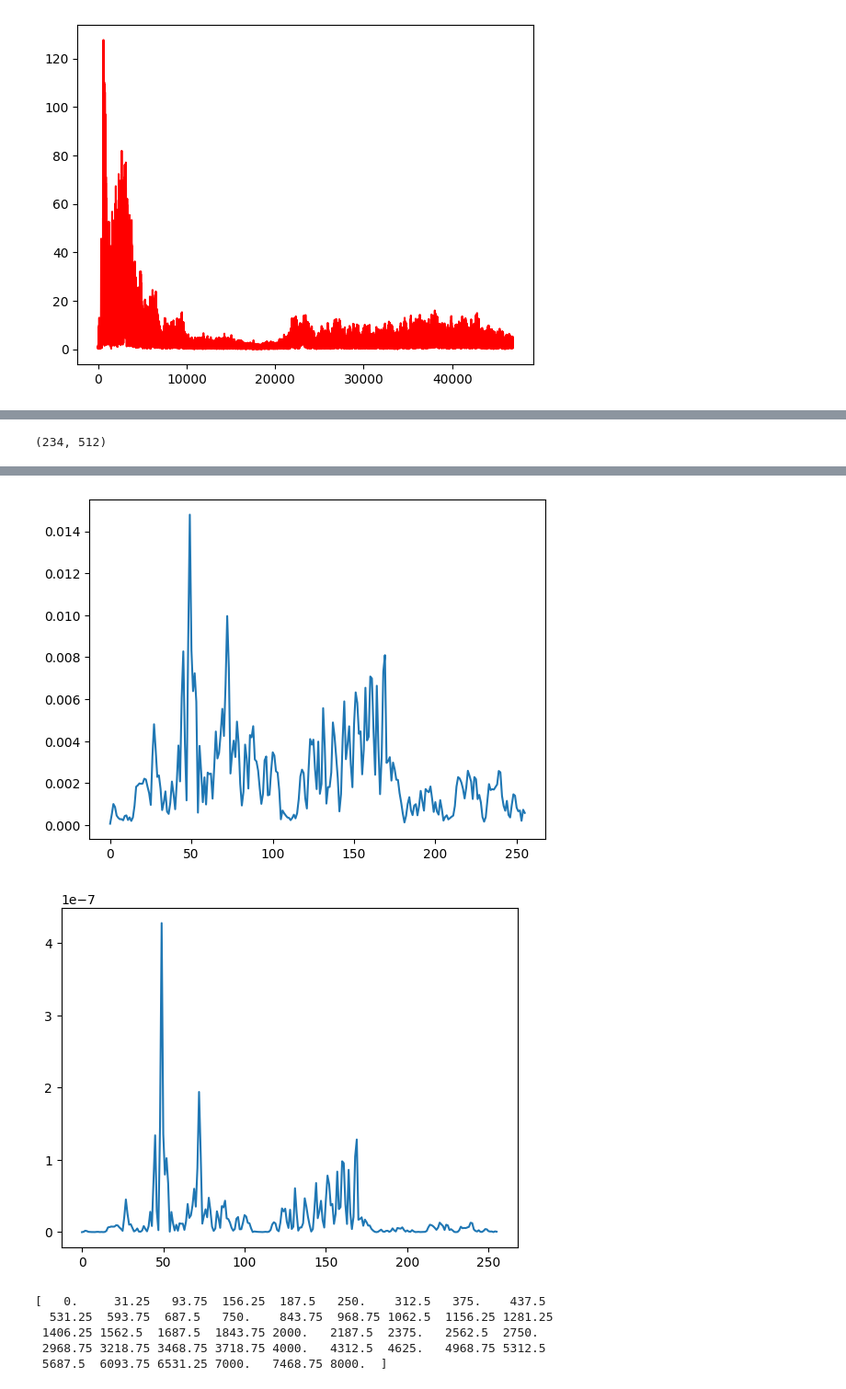
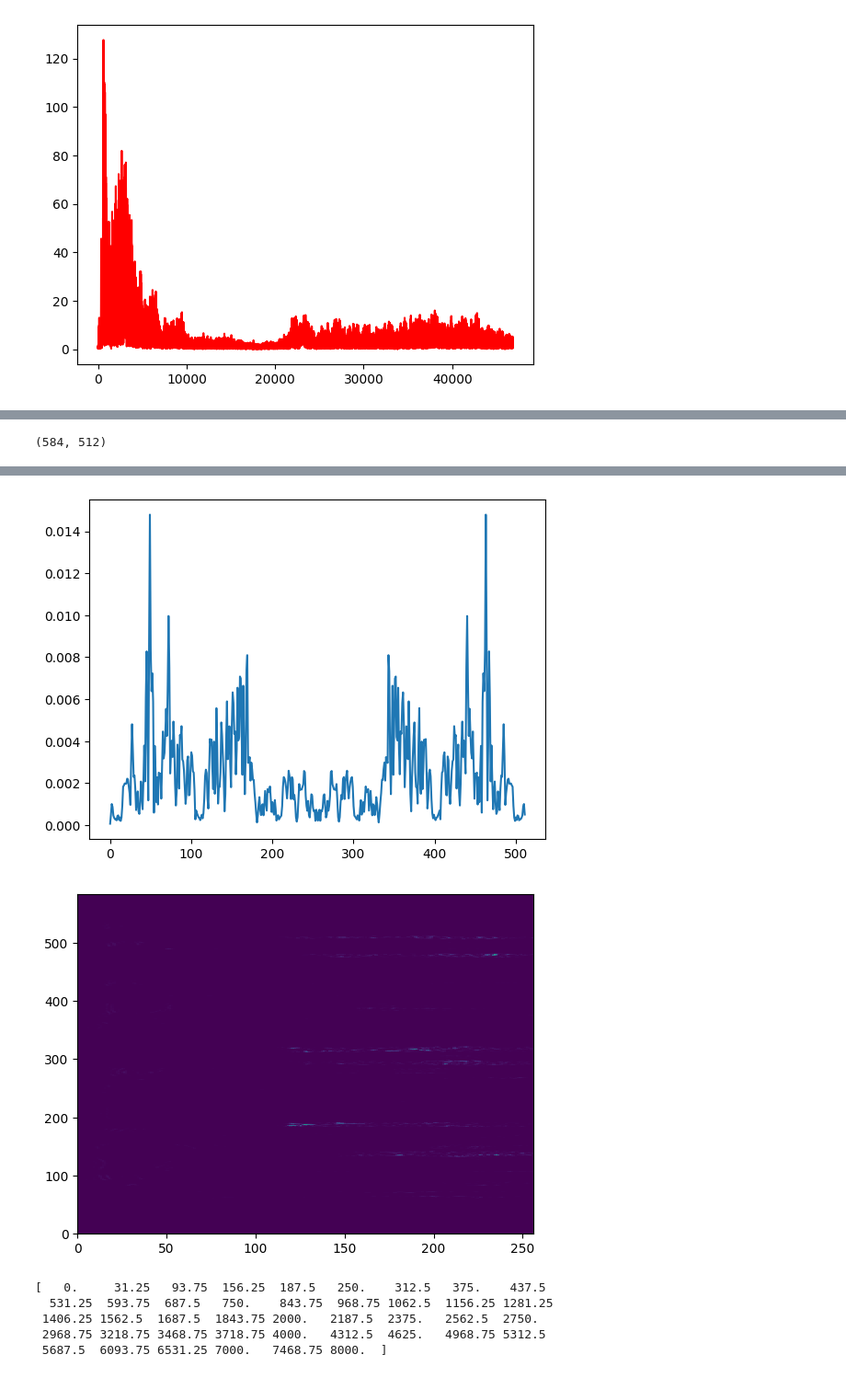
Before and after one commit to xwy-bit/Course006205, a Jupyter notebook: experiment-01/exp1.ipynb, the cells around one changed output, grey strips where cells are left out. Shown: that part at 92% size. Cells and saved outputs as stored; diff of their text form; code cells hidden in the pictures.

```diff
--- a/experiment-01/exp1.ipynb
+++ b/experiment-01/exp1.ipynb
@@ -20,6 +20,8 @@ plt.show()
 [figure]
 # %%
 dataPreEmphasis = [audioData[ii]-alpha * audioData[ii-1] for ii in range(1,lengthAudio)]
+print(np.shape(dataPreEmphasis))
+dataPreEmphasis.append(audioData[0])
 dataPreEmphasisFFT = fft(dataPreEmphasis)
 plt.plot(dataPreEmphasis,'b')
 plt.show()
@@ -31,6 +34,10 @@ plt.show()
 # %%
 # Framing 成帧
 audioList = list()
+
 frameLen = int(fs*0.025) # 帧长为 25ms
-for ii in range(lengthAudio//frameLen):
-    audioList.append(dataPreEmphasis[ii*frameLen:(ii+1)*frameLen])
+gapLen  = int(fs * 0.01)
+print(frameLen,gapLen)
+print(np.shape(dataPreEmphasis))
+print(np.shape(dataPreEmphasis[583*gapLen:583*gapLen + frameLen]))
+audioList = [dataPreEmphasis[ii*gapLen:ii*gapLen + frameLen] for ii in range(1+int((lengthAudio-frameLen)/gapLen))]
@@ -37,9 +52,13 @@ for ii in range(lengthAudio//frameLen):
 # %%
 # Window 加窗
 w = [0.54 - 0.46 * np.cos(2*np.pi*ii/(frameLen-1)) for ii in range(frameLen)]
+print(np.shape(w))
 plt.plot(w)
 plt.show()
-dataWindowed = [np.array(audioList[ii]) * w for ii in range(len(audioList))]
+for ii in range(len(audioList)):
+    if len(audioList[ii]) != len(w):
+        print(ii)
+dataWindowed = [np.array(audioList[ii]) * np.array(w) for ii in range(len(audioList))]
 print(np.shape(dataWindowed))
 plt.plot(dataWindowed[0])
 plt.show()
@@ -50,21 +70,21 @@ plt.show()
 # %%
 # Fourier-Transform and Power Spectrum
 dataPad512 = np.pad(dataWindowed,((0,0),(0,512-np.shape(dataWindowed)[1])),'constant')
 print(np.shape(dataPad512))
 plt.plot(dataPad512[0])
 plt.show()
 dataFFT512 = fft(dataPad512)
 PowerFFT512 = np.power(abs(dataFFT512),2)/512
 PowerFFT512 = PowerFFT512[:,:256]
-plt.plot(abs(dataFFT512[0,:256]))
+plt.plot(abs(dataFFT512[0,:512]))
 plt.show()
-plt.plot(PowerFFT512[0])
+plt.pcolor(PowerFFT512)
 plt.show()
 # %% [output]
-(234, 512)
+(584, 512)
 [figure]
-[figure, old version]
+[figure, new version]
-[figure, old version]
+[figure, new version]
 # %%
 # Filter Bank
 def getMelFilterList(MelFilterN):
```
Also changed, not shown: parts of 6 cells of this notebook.
